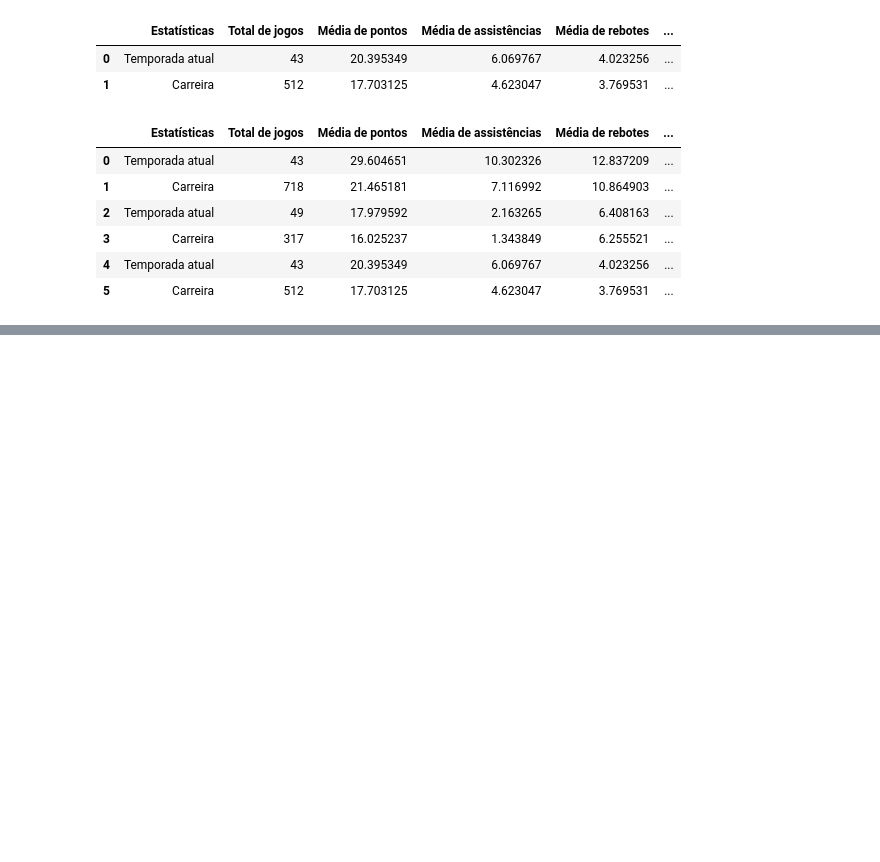
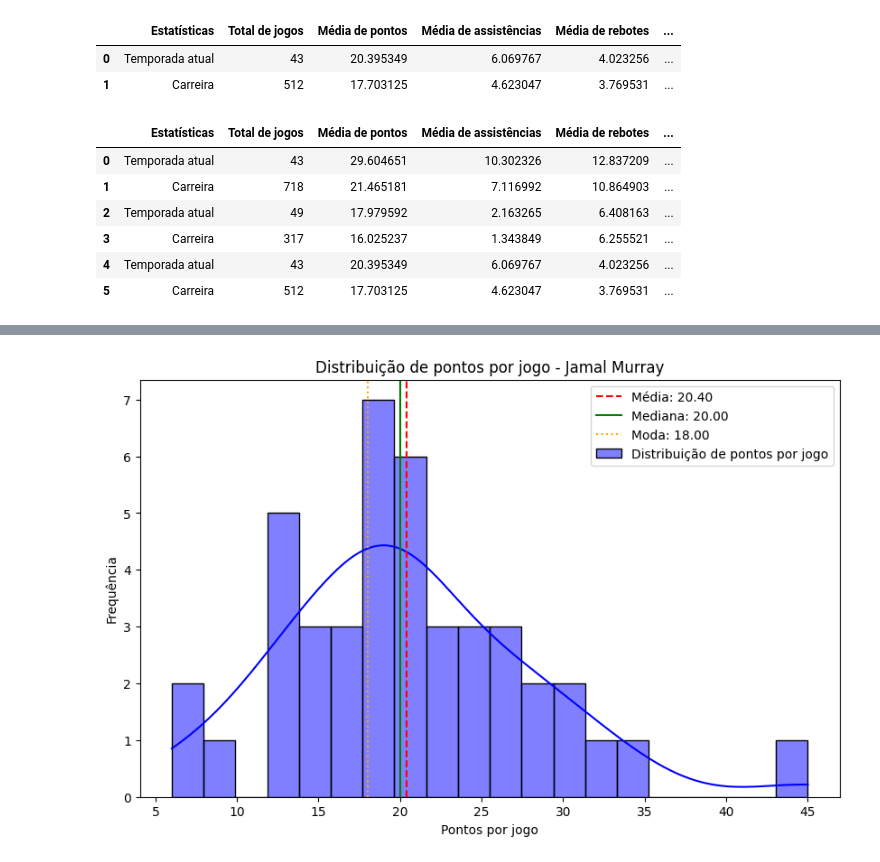
Before and after one commit to luiz-davi-m/ciencia-de-dados-nba, a Jupyter notebook: Parte 2/RF10.ipynb, the cells around one changed output, grey strips where cells are left out. Cells and saved outputs as stored; diff of their text form; code cells hidden in the pictures; blank space fills up the shorter version.

```diff
--- a/Parte 2/RF10.ipynb
+++ b/Parte 2/RF10.ipynb
@@ -99,0 +160,4 @@ salvar_dataset_csv(estatisticas_jogadores, f"{RESULTADOS_PATH}/rf10_comparacao_e
+# %%
+gerar_grafico_distribuicao(pontos_3, JOGADOR_3, 'pontos')
+# %% [output]
+[figure, added]
```
Also changed, not shown: parts of 24 cells of this notebook, 14 other files.
